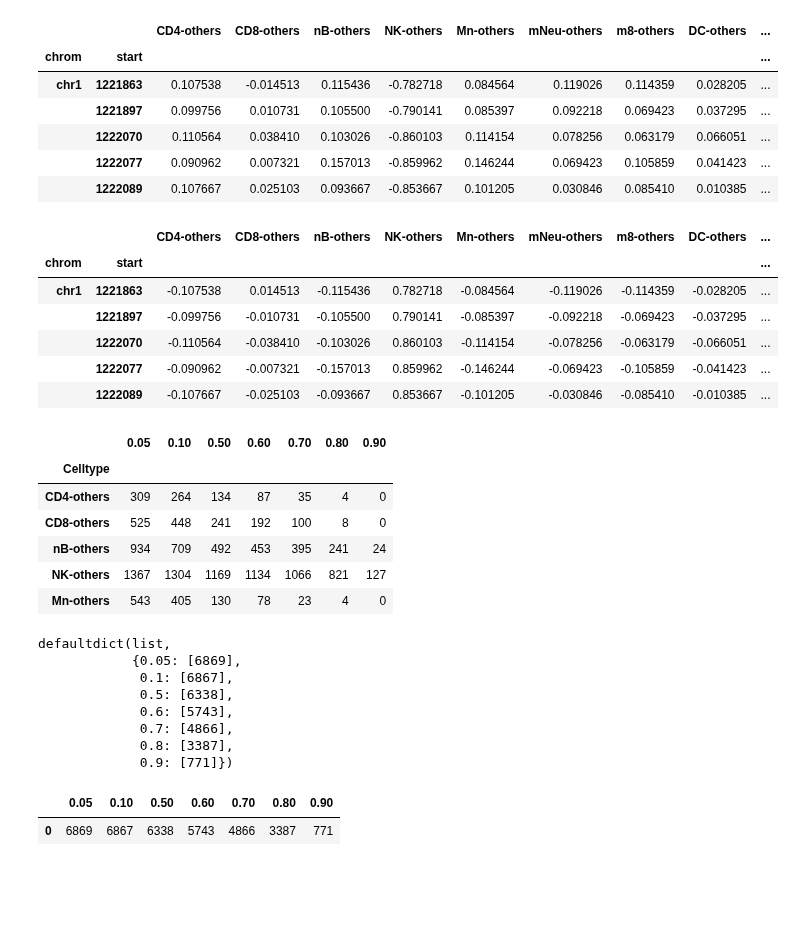
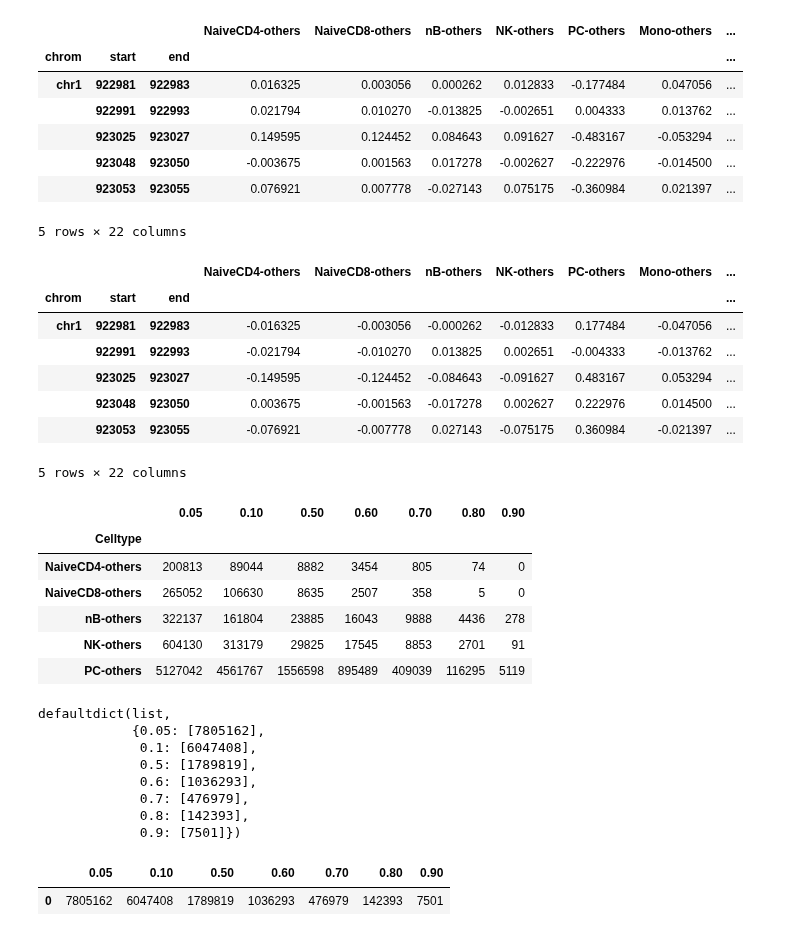
Before and after one commit to Irfanwustl/Research_code, a Jupyter notebook: MHB_per_read/softreadcounting/hashtable_related/hashtable_stats-DMRhashtable.ipynb, the cells around one changed output. Drawn from its saved outputs; the diff is of its cells as text; code cells hidden in the pictures; blank space fills up the shorter version.

```diff
--- a/MHB_per_read/softreadcounting/hashtable_related/hashtable_stats-DMRhashtable.ipynb
+++ b/MHB_per_read/softreadcounting/hashtable_related/hashtable_stats-DMRhashtable.ipynb
@@ -1,39 +1,43 @@
 # %%
 import pandas as pd
 from collections import defaultdict
 import sys
 import time
 start_time = time.time()
 
-infile="/Users/irffanalahi/Research/Research_code/gitignorefolder/MHB_per_read/softreadcounting/testtheidea/softRD_pileup/BL14_all_matrixCin_nr0.4_imputed_rowmean.txt_bg_intesectedwith_BL14ateast.2DMRs.txt_othermean.txt"
+infile="/Users/irffanalahi/Research/Research_update/SoftRD/hashtable_stats/BL22/BL22_all_matrixCin_nr0.4_imputed_rowmean_bg_othermean_interwithgeneprom1000_1000.txt"
 
 
 outfile=infile
 
-indf=pd.read_csv(infile,sep="\t",index_col=['chrom','start'])
+
+##########when WG just chrom start, else chrom start end
+indf=pd.read_csv(infile,sep="\t",index_col=['chrom','start','end']) #############
 
 
 
 indf.head()
 # %% [output]
-|  |  | CD4-others | CD8-others | nB-others | NK-others | Mn-others | mNeu-others | m8-others | DC-others | ... |
-| chrom | start |  |  |  |  |  |  |  |  | ... |
-| chr1 | 1221863 | 0.107538 | -0.014513 | 0.115436 | -0.782718 | 0.084564 | 0.119026 | 0.114359 | 0.028205 | ... |
-|  | 1221897 | 0.099756 | 0.010731 | 0.105500 | -0.790141 | 0.085397 | 0.092218 | 0.069423 | 0.037295 | ... |
-|  | 1222070 | 0.110564 | 0.038410 | 0.103026 | -0.860103 | 0.114154 | 0.078256 | 0.063179 | 0.066051 | ... |
-|  | 1222077 | 0.090962 | 0.007321 | 0.157013 | -0.859962 | 0.146244 | 0.069423 | 0.105859 | 0.041423 | ... |
-|  | 1222089 | 0.107667 | 0.025103 | 0.093667 | -0.853667 | 0.101205 | 0.030846 | 0.085410 | 0.010385 | ... |
+|  |  |  | NaiveCD4-others | NaiveCD8-others | nB-others | NK-others | PC-others | Mono-others | ... |
+| chrom | start | end |  |  |  |  |  |  | ... |
+| chr1 | 922981 | 922983 | 0.016325 | 0.003056 | 0.000262 | 0.012833 | -0.177484 | 0.047056 | ... |
+|  | 922991 | 922993 | 0.021794 | 0.010270 | -0.013825 | -0.002651 | 0.004333 | 0.013762 | ... |
+|  | 923025 | 923027 | 0.149595 | 0.124452 | 0.084643 | 0.091627 | -0.483167 | -0.053294 | ... |
+|  | 923048 | 923050 | -0.003675 | 0.001563 | 0.017278 | -0.002627 | -0.222976 | -0.014500 | ... |
+|  | 923053 | 923055 | 0.076921 | 0.007778 | -0.027143 | 0.075175 | -0.360984 | 0.021397 | ... |
+5 rows × 22 columns
 # %%
 negindf=-1*indf
 negindf.head()
 # %% [output]
-|  |  | CD4-others | CD8-others | nB-others | NK-others | Mn-others | mNeu-others | m8-others | DC-others | ... |
-| chrom | start |  |  |  |  |  |  |  |  | ... |
-| chr1 | 1221863 | -0.107538 | 0.014513 | -0.115436 | 0.782718 | -0.084564 | -0.119026 | -0.114359 | -0.028205 | ... |
-|  | 1221897 | -0.099756 | -0.010731 | -0.105500 | 0.790141 | -0.085397 | -0.092218 | -0.069423 | -0.037295 | ... |
-|  | 1222070 | -0.110564 | -0.038410 | -0.103026 | 0.860103 | -0.114154 | -0.078256 | -0.063179 | -0.066051 | ... |
-|  | 1222077 | -0.090962 | -0.007321 | -0.157013 | 0.859962 | -0.146244 | -0.069423 | -0.105859 | -0.041423 | ... |
-|  | 1222089 | -0.107667 | -0.025103 | -0.093667 | 0.853667 | -0.101205 | -0.030846 | -0.085410 | -0.010385 | ... |
+|  |  |  | NaiveCD4-others | NaiveCD8-others | nB-others | NK-others | PC-others | Mono-others | ... |
+| chrom | start | end |  |  |  |  |  |  | ... |
+| chr1 | 922981 | 922983 | -0.016325 | -0.003056 | -0.000262 | -0.012833 | 0.177484 | -0.047056 | ... |
+|  | 922991 | 922993 | -0.021794 | -0.010270 | 0.013825 | 0.002651 | -0.004333 | -0.013762 | ... |
+|  | 923025 | 923027 | -0.149595 | -0.124452 | -0.084643 | -0.091627 | 0.483167 | 0.053294 | ... |
+|  | 923048 | 923050 | 0.003675 | -0.001563 | -0.017278 | 0.002627 | 0.222976 | 0.014500 | ... |
+|  | 923053 | 923055 | -0.076921 | -0.007778 | 0.027143 | -0.075175 | 0.360984 | -0.021397 | ... |
+5 rows × 22 columns
 # %%
 alldelta=[.05,.1,.5,.6,.7,.8,0.9]
 # %%
@@ -56,11 +60,11 @@ celltypeStatsdf.head()
 # %% [output]
 |  | 0.05 | 0.10 | 0.50 | 0.60 | 0.70 | 0.80 | 0.90 |
 | Celltype |  |  |  |  |  |  |  |
-| CD4-others | 309 | 264 | 134 | 87 | 35 | 4 | 0 |
-| CD8-others | 525 | 448 | 241 | 192 | 100 | 8 | 0 |
-| nB-others | 934 | 709 | 492 | 453 | 395 | 241 | 24 |
-| NK-others | 1367 | 1304 | 1169 | 1134 | 1066 | 821 | 127 |
-| Mn-others | 543 | 405 | 130 | 78 | 23 | 4 | 0 |
+| NaiveCD4-others | 200813 | 89044 | 8882 | 3454 | 805 | 74 | 0 |
+| NaiveCD8-others | 265052 | 106630 | 8635 | 2507 | 358 | 5 | 0 |
+| nB-others | 322137 | 161804 | 23885 | 16043 | 9888 | 4436 | 278 |
+| NK-others | 604130 | 313179 | 29825 | 17545 | 8853 | 2701 | 91 |
+| PC-others | 5127042 | 4561767 | 1556598 | 895489 | 409039 | 116295 | 5119 |
 # %%
 celltypeStatsdf.to_csv(outfile+"_stats.txt",sep="\t")
 # %%
@@ -71,19 +75,19 @@ for key in allindex:
 alluniqueindexlen
 # %% [output]
 defaultdict(list,
-            {0.05: [6869],
-             0.1: [6867],
-             0.5: [6338],
-             0.6: [5743],
-             0.7: [4866],
-             0.8: [3387],
-             0.9: [771]})
+            {0.05: [7805162],
+             0.1: [6047408],
+             0.5: [1789819],
+             0.6: [1036293],
+             0.7: [476979],
+             0.8: [142393],
+             0.9: [7501]})
 # %%
 alluniqueindexlendf=pd.DataFrame.from_dict(alluniqueindexlen)
 alluniqueindexlendf.head()
 # %% [output]
 |  | 0.05 | 0.10 | 0.50 | 0.60 | 0.70 | 0.80 | 0.90 |
-| 0 | 6869 | 6867 | 6338 | 5743 | 4866 | 3387 | 771 |
+| 0 | 7805162 | 6047408 | 1789819 | 1036293 | 476979 | 142393 | 7501 |
 # %%
 alluniqueindexlendf.to_csv(outfile+"_uniquecpgs.txt",sep="\t")
 # %%
```
Also changed, not shown: parts of 1 cell of this notebook, 17 other files.
